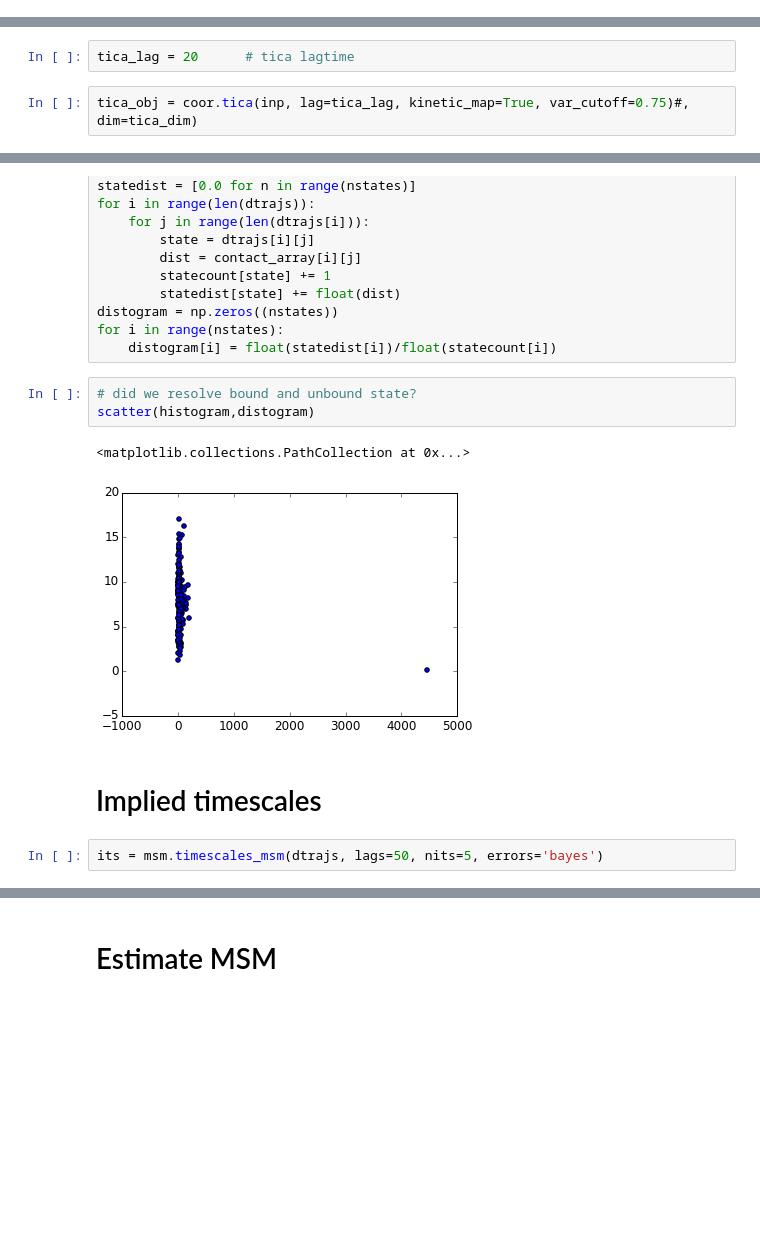
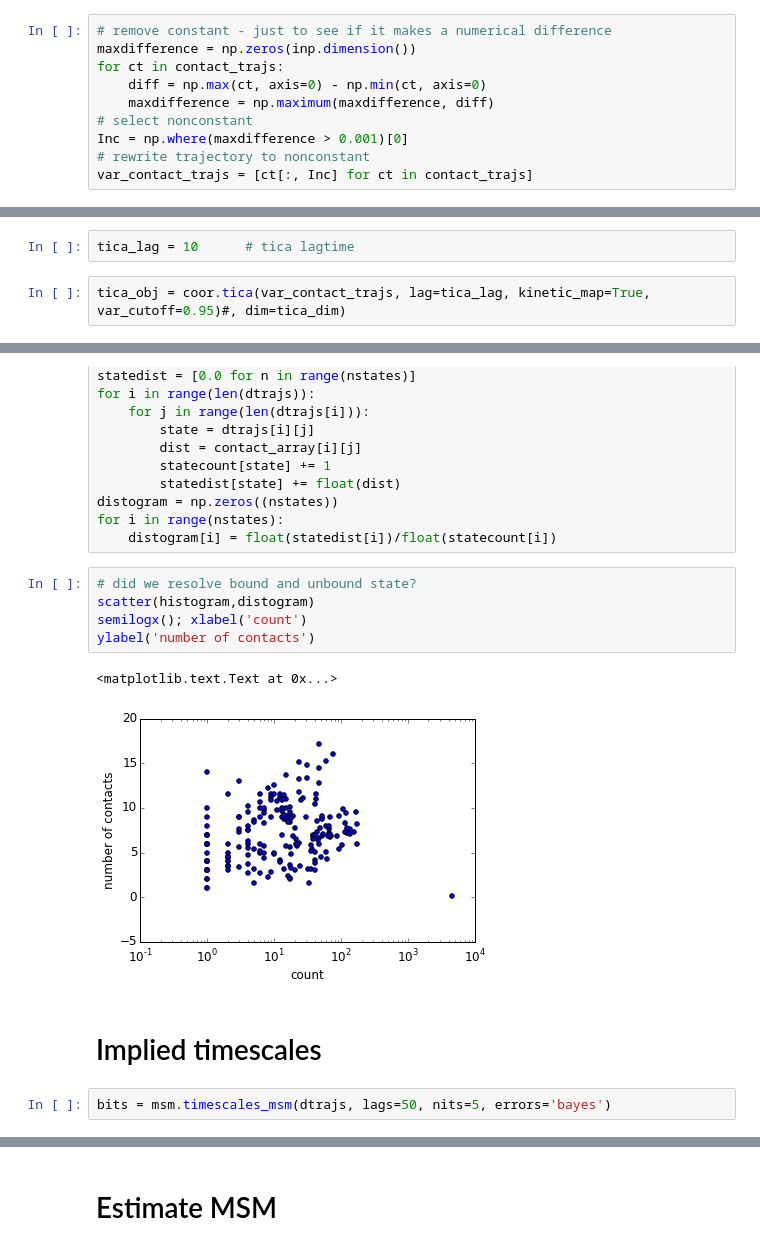
Before and after one commit to markovmodel/PyEMMA_IPython, a Jupyter notebook: tryp_ben/mindist_contacts_tryp_ben.ipynb, the cells around one changed output, grey strips where cells are left out. Saved outputs shown, nothing was run; the diff lists cells and outputs as text; blank space fills up the shorter version.

```diff
--- a/tryp_ben/mindist_contacts_tryp_ben.ipynb
+++ b/tryp_ben/mindist_contacts_tryp_ben.ipynb
@@ -68,9 +70,19 @@ contact_array = np.zeros((inp.number_of_trajectories(),inp.trajectory_length(0))
 for i in range(inp.number_of_trajectories()):
     for j in range(inp.trajectory_length(0)):
         contact_array[i][j] = sum(contact_trajs[i][j])
+# %%
+# remove constant - just to see if it makes a numerical difference
+maxdifference = np.zeros(inp.dimension())
+for ct in contact_trajs:
+    diff = np.max(ct, axis=0) - np.min(ct, axis=0)
+    maxdifference = np.maximum(maxdifference, diff)
+# select nonconstant
+Inc = np.where(maxdifference > 0.001)[0]
+# rewrite trajectory to nonconstant
+var_contact_trajs = [ct[:, Inc] for ct in contact_trajs]
 # %% [markdown]
 ## TICA and clustering
 # %%
-tica_lag = 20      # tica lagtime
+tica_lag = 10      # tica lagtime
 # %%
-tica_obj = coor.tica(inp, lag=tica_lag, kinetic_map=True, var_cutoff=0.75)#, dim=tica_dim)
+tica_obj = coor.tica(var_contact_trajs, lag=tica_lag, kinetic_map=True, var_cutoff=0.95)#, dim=tica_dim)
@@ -151,12 +150,14 @@ for i in range(nstates):
 # %%
 # did we resolve bound and unbound state?
 scatter(histogram,distogram)
+semilogx(); xlabel('count')
+ylabel('number of contacts')
 # %% [output]
-<matplotlib.collections.PathCollection at 0x...>
+<matplotlib.text.Text at 0x...>
-[figure, old version]
+[figure, new version]
 # %% [markdown]
 # Implied timescales
 # %%
-its = msm.timescales_msm(dtrajs, lags=50, nits=5, errors='bayes')
+bits = msm.timescales_msm(dtrajs, lags=50, nits=5, errors='bayes')
 # %%
 figure(figsize(8, 5))
```
Also changed, not shown: parts of 81 cells of this notebook, 9 other files.
